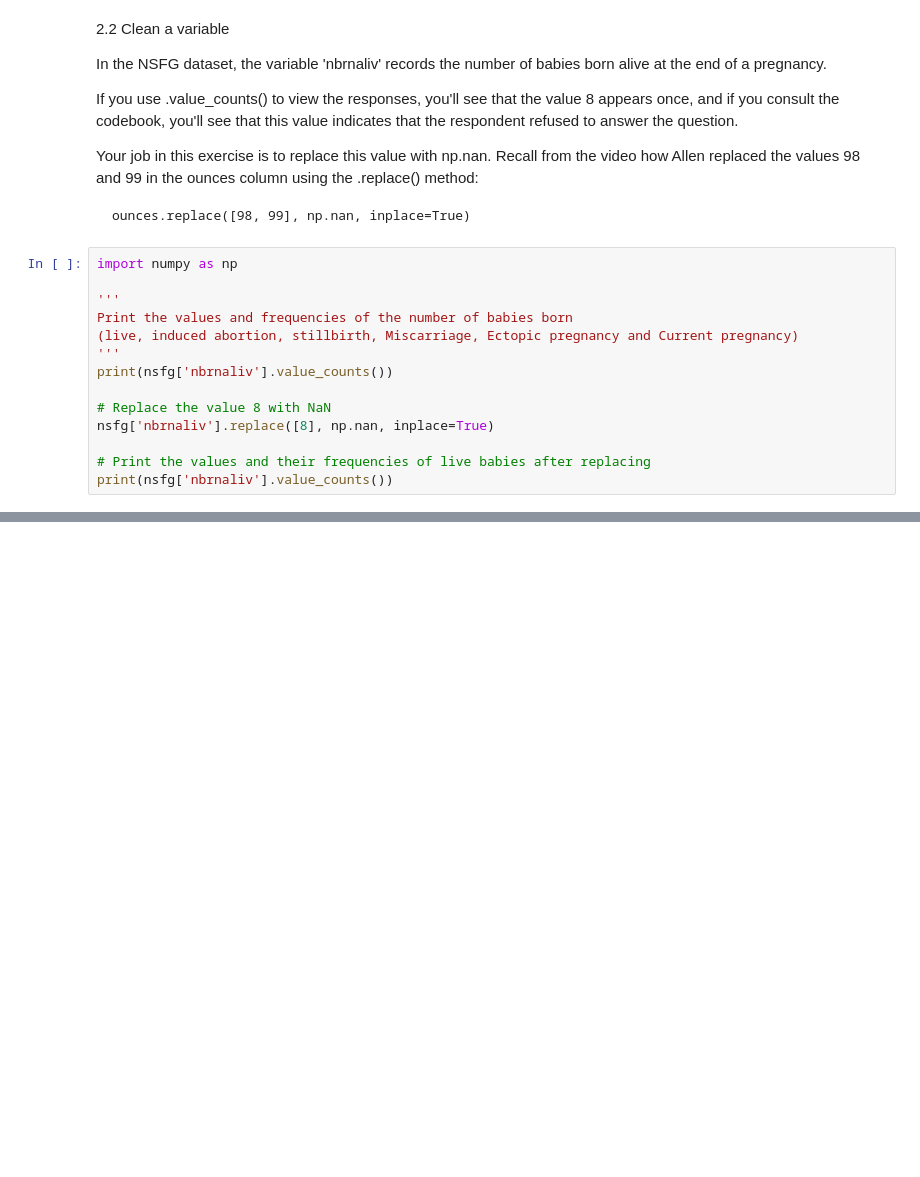
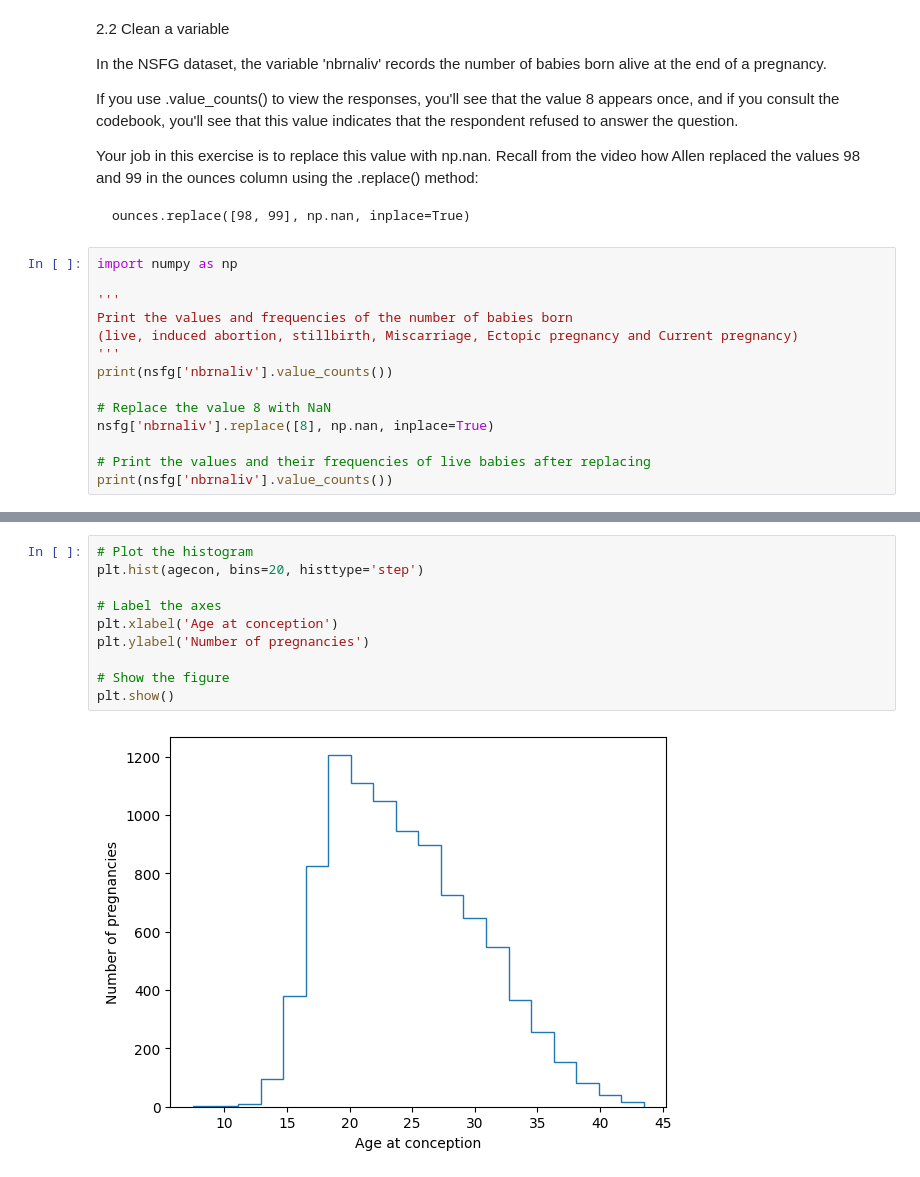
Before and after one commit to yazanhannun/Exploratory-Data-Analysis-in-Python, a Jupyter notebook: Read_clean_and_validate.ipynb, the cells around one changed output, grey strips where cells are left out. Drawn from its saved outputs; the diff is of its cells as text; blank space fills up the shorter version.

```diff
--- a/Read_clean_and_validate.ipynb
+++ b/Read_clean_and_validate.ipynb
@@ -80,0 +119,12 @@ print(nsfg['nbrnaliv'].value_counts())
+# %%
+# Plot the histogram
+plt.hist(agecon, bins=20, histtype='step')
+
+# Label the axes
+plt.xlabel('Age at conception')
+plt.ylabel('Number of pregnancies')
+
+# Show the figure
+plt.show()
+# %% [output]
+[figure, added]
```
Also changed, not shown: parts of 5 cells of this notebook.
